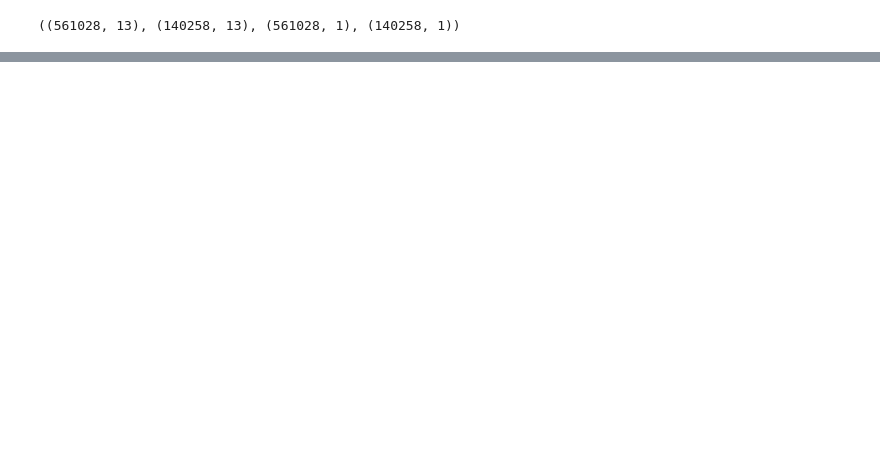
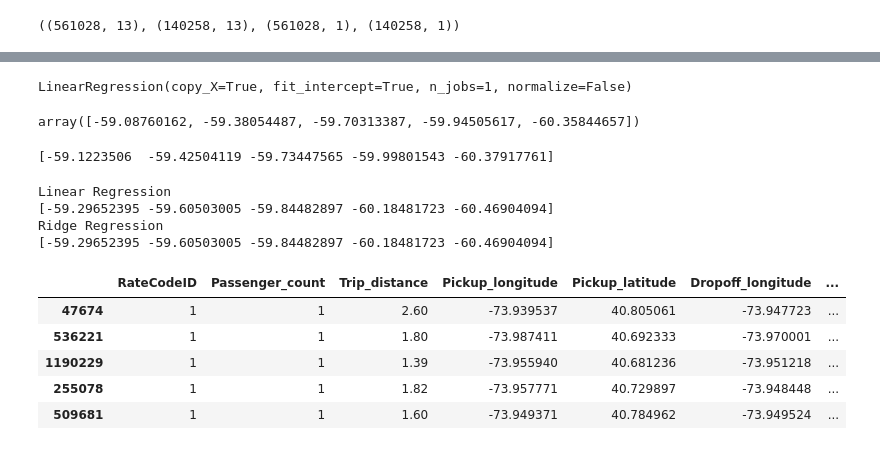
Before and after one commit to ah3200/nyc_green_taxi, a Jupyter notebook: data_analysis.ipynb, the cells around one changed output, grey strips where cells are left out. Cells and saved outputs as stored; diff of their text form; code cells hidden in the pictures; blank space fills up the shorter version.

```diff
--- a/data_analysis.ipynb
+++ b/data_analysis.ipynb
@@ -541,0 +641,3 @@ array([-54.80100252, -54.12148278, -55.1945873 , -54.06861692, -55.17908864])
+# %%
+x_train_data = sparse.hstack([X_train[num_features], train_encoded]).tocsr()
+x_test_data = sparse.hstack([X_test[num_features], test_encoded]).tocsr()
@@ -541,0 +656,5 @@ array([-54.80100252, -54.12148278, -55.1945873 , -54.06861692, -55.17908864])
+# %%
+lm = LinearRegression()
+lm.fit(x_train_data, y_train)
+# %% [output]
+LinearRegression(copy_X=True, fit_intercept=True, n_jobs=1, normalize=False)
@@ -541,0 +663,37 @@ array([-54.80100252, -54.12148278, -55.1945873 , -54.06861692, -55.17908864])
+# %%
+scores
+# %% [output]
+array([-59.08760162, -59.38054487, -59.70313387, -59.94505617, -60.35844657])
+# %%
+ridge = Ridge()
+ridge.fit(x_train_data, y_train)
+scores = cross_val_score(ridge, x_train_data, y_train, cv=5, scoring='neg_mean_squared_error')
+print scores
+# %% [output]
+[-59.1223506  -59.42504119 -59.73447565 -59.99801543 -60.37917761]
+# %%
+lm1 = LinearRegression()
+lm1.fit(X_train, y_train)
+print "Linear Regression"
+scores = cross_val_score(lm1, X_train, y_train, cv=5, scoring='neg_mean_squared_error')
+print scores
+
+ridge1 = Ridge()
+ridge1.fit(X_train, y_train)
+print "Ridge Regression"
+scores = cross_val_score(lm1, X_train, y_train, cv=5, scoring='neg_mean_squared_error')
+print scores
+# %% [output]
+Linear Regression
+[-59.29652395 -59.60503005 -59.84482897 -60.18481723 -60.46904094]
+Ridge Regression
+[-59.29652395 -59.60503005 -59.84482897 -60.18481723 -60.46904094]
+# %%
+X_train[num_features].head()
+# %% [output]
+|  | RateCodeID | Passenger_count | Trip_distance | Pickup_longitude | Pickup_latitude | Dropoff_longitude | ... |
+| 47674 | 1 | 1 | 2.60 | -73.939537 | 40.805061 | -73.947723 | ... |
+| 536221 | 1 | 1 | 1.80 | -73.987411 | 40.692333 | -73.970001 | ... |
+| 1190229 | 1 | 1 | 1.39 | -73.955940 | 40.681236 | -73.951218 | ... |
+| 255078 | 1 | 1 | 1.82 | -73.957771 | 40.729897 | -73.948448 | ... |
+| 509681 | 1 | 1 | 1.60 | -73.949371 | 40.784962 | -73.949524 | ... |
```
Also changed, not shown: parts of 38 cells of this notebook, 4 other files.
